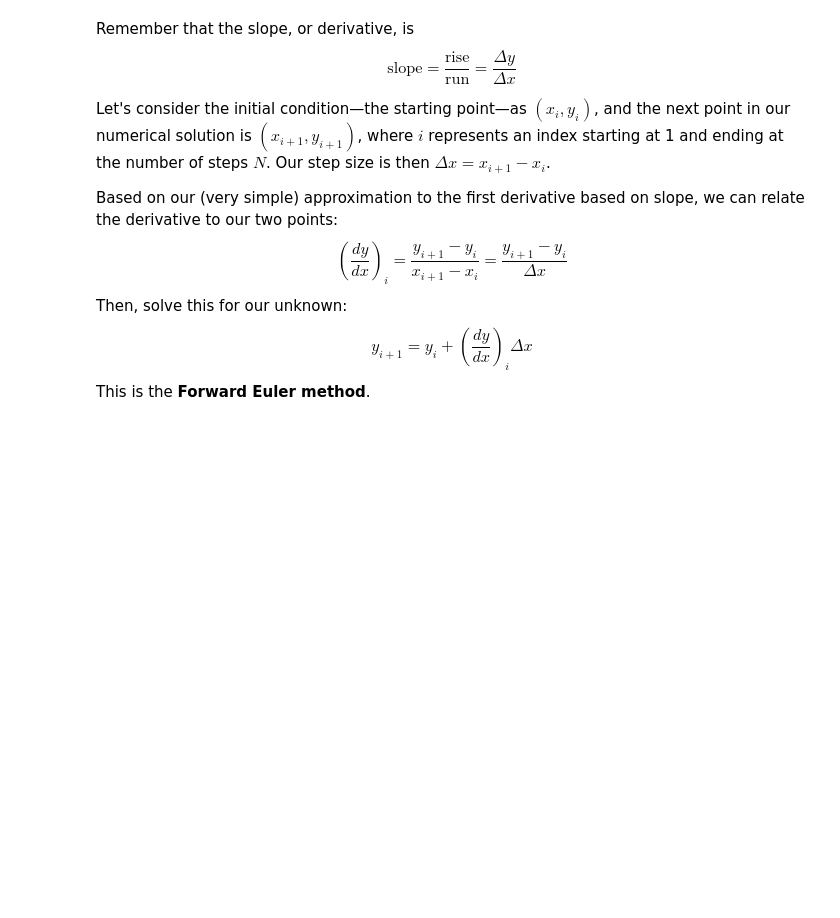
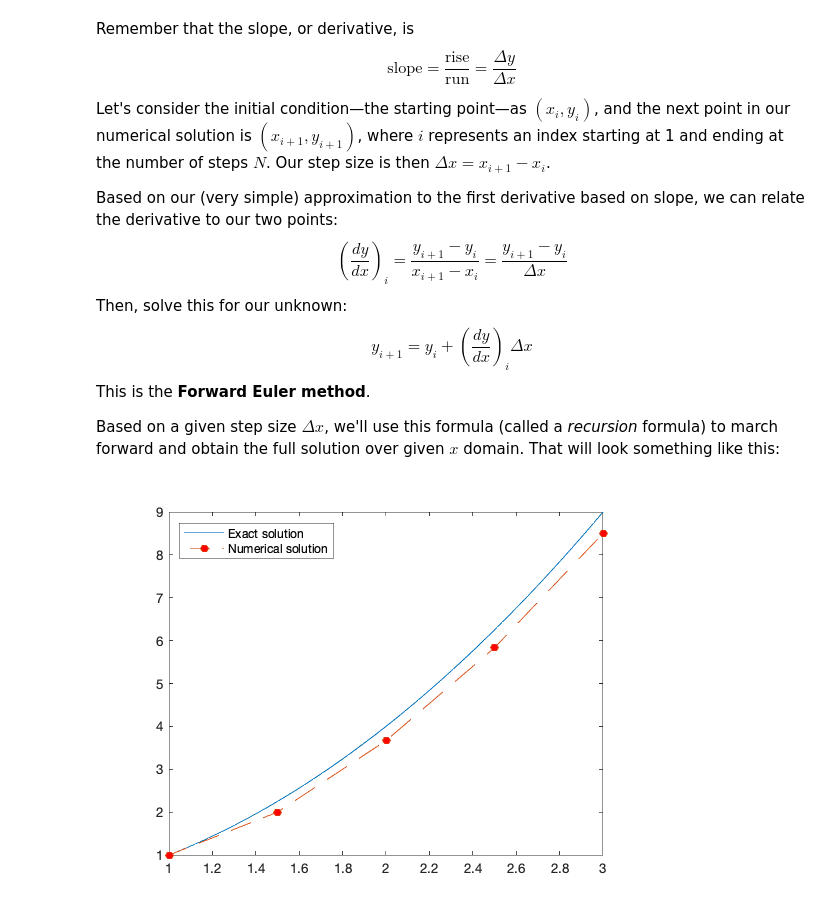
Before and after one commit to kyleniemeyer/ME373, a Jupyter notebook: docs/first-order-numerical.ipynb, the cells around one changed output. Drawn from its saved outputs; the diff is of its cells as text; code cells hidden in the pictures; blank space fills up the shorter version.

```diff
--- a/docs/first-order-numerical.ipynb
+++ b/docs/first-order-numerical.ipynb
@@ -44,3 +49,26 @@ Then, solve this for our unknown:
 y_{i+1} = y_i + \left(\frac{dy}{dx}\right)_i \Delta x
 \end{equation}
 This is the **Forward Euler method**.
+
+Based on a given step size $\Delta x$, we'll use this formula (called a *recursion* formula) to march forward and obtain the full solution over given $x$ domain. That will look something like this:
+# %%
+clear x y
+x_exact = linspace(1, 3);
+y_exact = x_exact.^2;
+plot(x_exact, y_exact); hold on
+
+% our derivative function, dy/dx
+f = @(x,y) 4*x - (2*y)/x;
+
+dx = 0.5;
+x = 1 : dx : 3;
+y(1) = 1;
+for i = 1 : length(x)-1
+    y(i+1) = y(i) + f(x(i), y(i))*dx;
+end
+plot(x, y, 'o--', 'MarkerFaceColor', 'r')
+
+legend(['Exact solution'], ['Numerical solution'], 'Location','northwest')
+hold off
+# %% [output]
+[figure, added]
```
Also changed, not shown: parts of 10 cells of this notebook.
